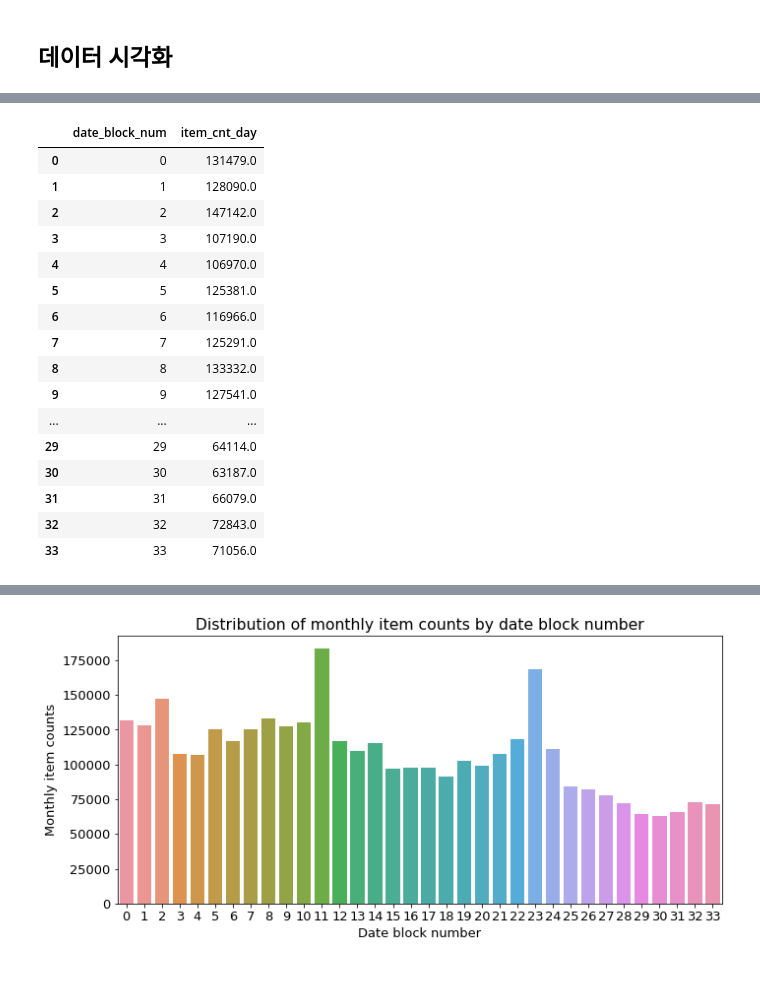
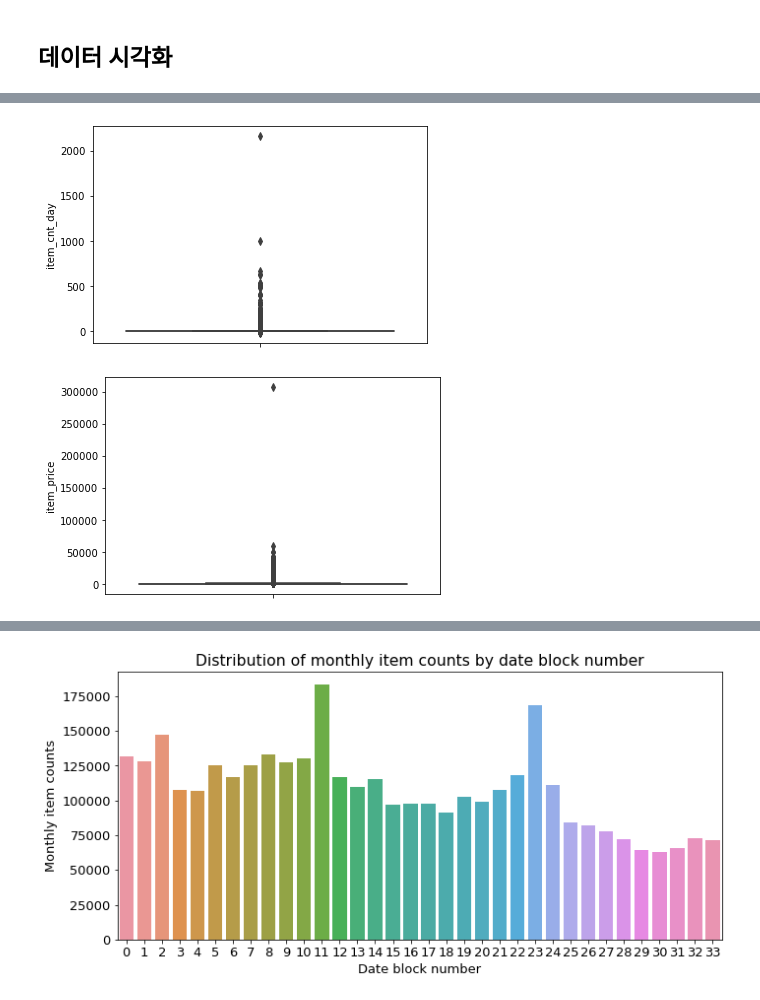
Before and after one commit to BaekKyunShin/Must-Have-Kaggle-Data-Science, a Jupyter notebook: ch6/predict_future_sales_EDA.ipynb, the cells around one changed output, grey strips where cells are left out. Saved outputs shown, nothing was run; the diff lists cells and outputs as text; code cells hidden in the pictures.

```diff
--- a/ch6/predict_future_sales_EDA.ipynb
+++ b/ch6/predict_future_sales_EDA.ipynb
@@ -166,20 +170,13 @@ resumetable(train_joined)
-# %%
-train_joined.groupby('date_block_num', as_index=False)['item_cnt_day'].sum()
-# %% [output]
-|  | date_block_num | item_cnt_day |
-| 0 | 0 | 131479.0 |
-| 1 | 1 | 128090.0 |
-| 2 | 2 | 147142.0 |
-| 3 | 3 | 107190.0 |
-| 4 | 4 | 106970.0 |
-| 5 | 5 | 125381.0 |
-| 6 | 6 | 116966.0 |
-| 7 | 7 | 125291.0 |
-| 8 | 8 | 133332.0 |
-| 9 | 9 | 127541.0 |
-| ... | ... | ... |
-| 29 | 29 | 64114.0 |
-| 30 | 30 | 63187.0 |
-| 31 | 31 | 66079.0 |
-| 32 | 32 | 72843.0 |
-| 33 | 33 | 71056.0 |
+# %%
+import seaborn as sns
+import matplotlib as mpl
+import matplotlib.pyplot as plt
+%matplotlib inline
+
+sns.boxplot(y='item_cnt_day', data=train);
+# %% [output]
+[figure, added]
+# %%
+sns.boxplot(y='item_price', data=train);
+# %% [output]
+[figure, added]
```
Also changed, not shown: parts of 12 cells of this notebook.
